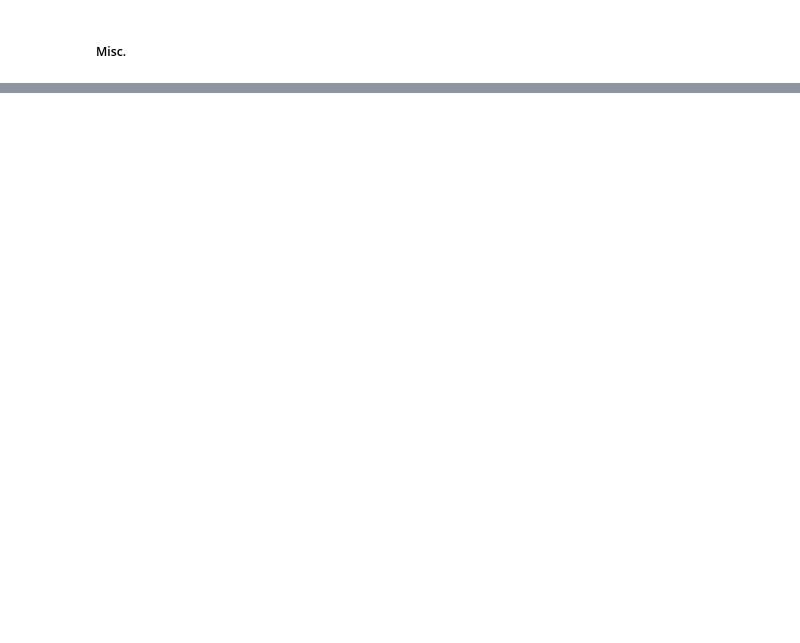
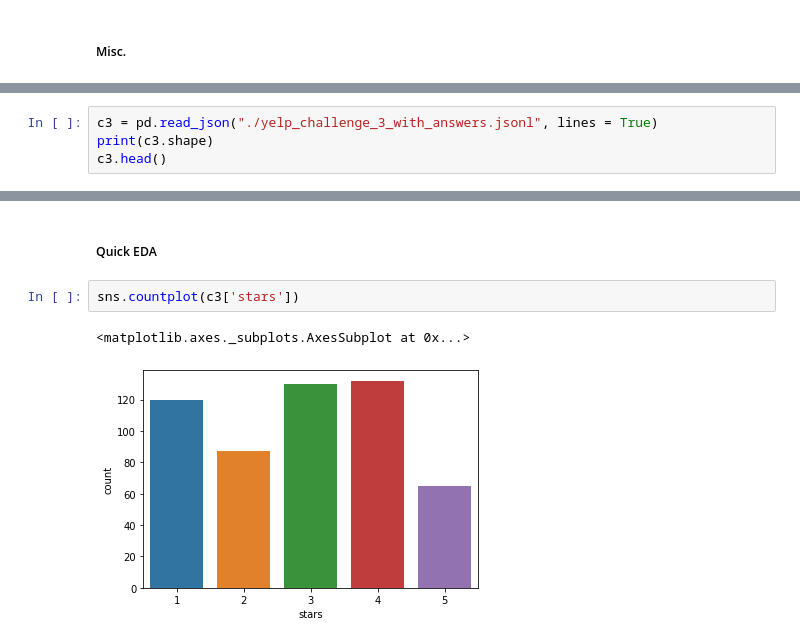
Before and after one commit to tanveed/team-t, a Jupyter notebook: NLP Yelp.ipynb, the cells around one changed output, grey strips where cells are left out. Saved outputs shown, nothing was run; the diff lists cells and outputs as text; blank space fills up the shorter version.

Commit message:
Checked out challenges 3 and 8, we do fine

```diff
--- a/NLP Yelp.ipynb
+++ b/NLP Yelp.ipynb
@@ -968,0 +923,4 @@ sns.countplot(all_preds["final_pred"])
+# %%
+c3 = pd.read_json("./yelp_challenge_3_with_answers.jsonl", lines = True)
+print(c3.shape)
+c3.head()
@@ -968,0 +935,7 @@ sns.countplot(all_preds["final_pred"])
+# %% [markdown]
+##### Quick EDA
+# %%
+sns.countplot(c3['stars'])
+# %% [output]
+<matplotlib.axes._subplots.AxesSubplot at 0x...>
+[figure, added]
```
Also changed, not shown: parts of 68 cells of this notebook, 1 other file.
